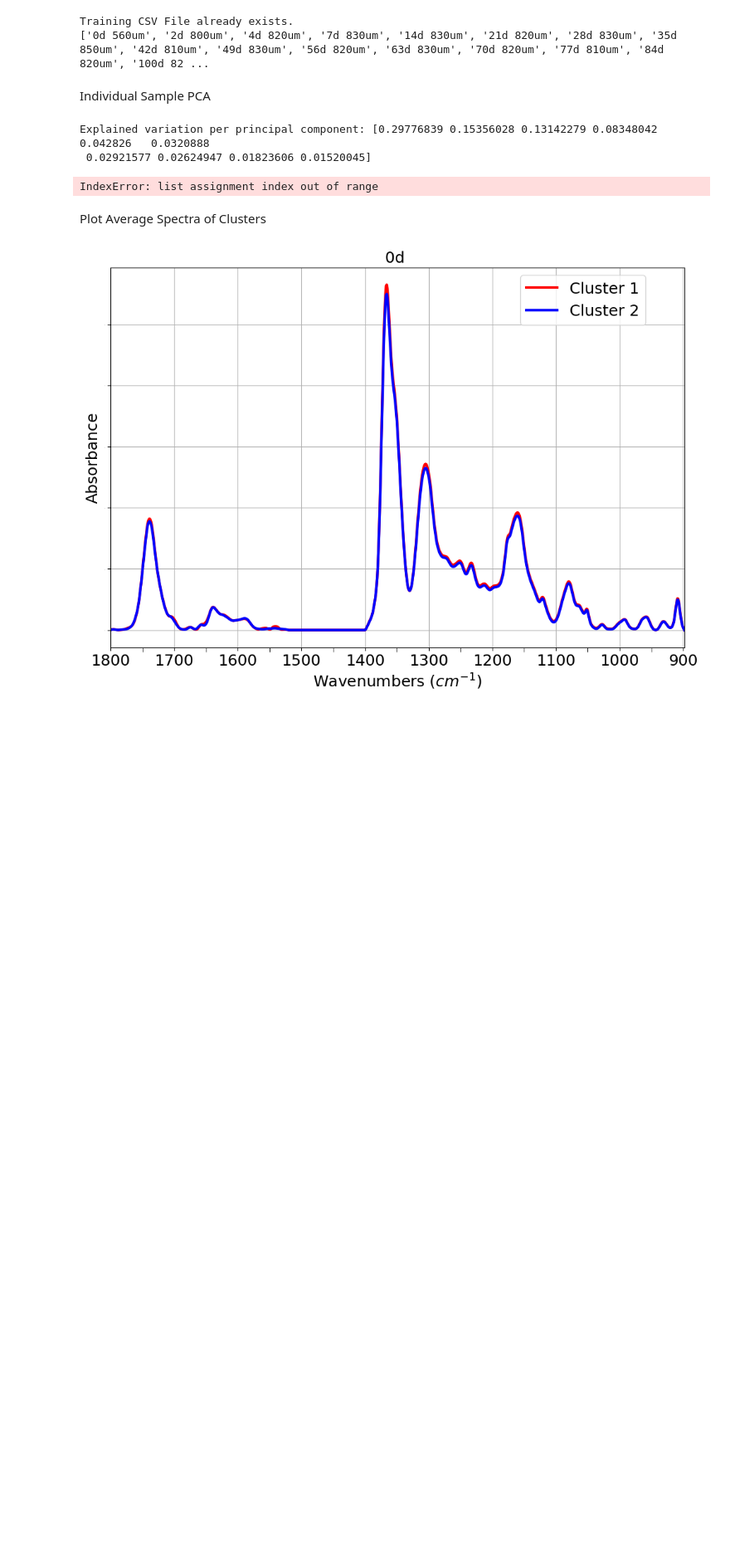
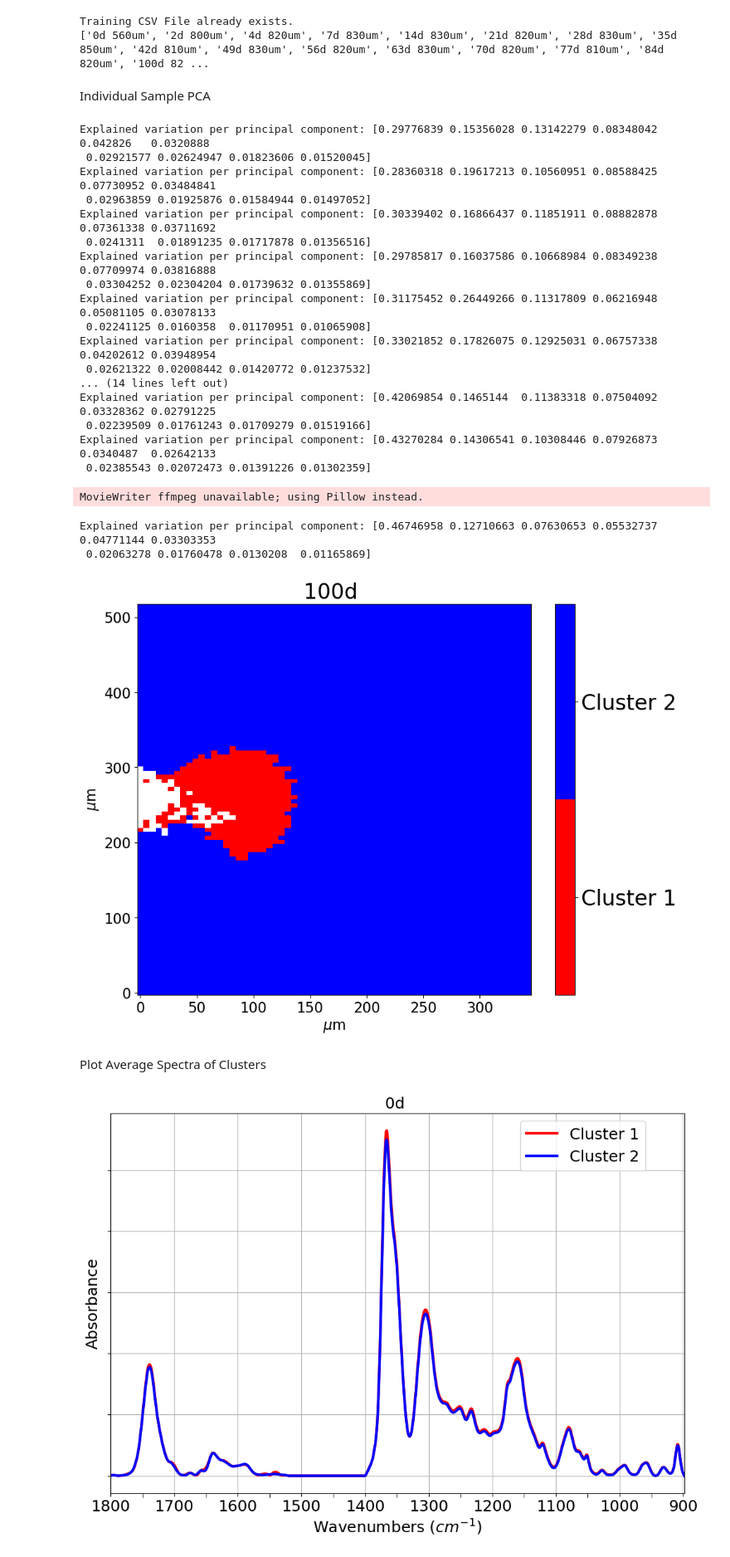
Before and after one commit to Zachery-Evans/DBSCAN_Feature_Extraction, a Jupyter notebook: PCA.ipynb, the cells around one changed output. Shown at 83% size. Saved outputs shown, nothing was run; the diff lists cells and outputs as text; code cells hidden in the pictures; blank space fills up the shorter version.

Commit message:
GIF movies for PCA

```diff
--- a/PCA.ipynb
+++ b/PCA.ipynb
@@ -18,24 +18,16 @@ numlike = compile(r"^-?\d+(\.\d+)?$")
 # %% [markdown]
 Functions
 # %%
-def roundWavenumbers(dataframe):
-    """
-    Function for rounding the wavenumbers so that there is no mismatch between the machine
-    precision of saving the files in Quasar and the wavenumbers output by the FTIR microscope
-    """
-    numlike = compile(r"^-?\d+(\.\d+)?$")
-    numeric_idxs = np.array([c for c in dataframe.columns if numlike.match(str(c).strip())])
-
-    dataframe = dataframe.rename(columns=lambda c: round(float(c), 1) if c in numeric_idxs else c)
-    return dataframe
-
-def IR_PCA(input_data, PCs):
+def IR_PCA(input_data, PCs, normalize):
 
     scaler = StandardScaler()
-    input_data_scaled = scaler.fit_transform(input_data)
+    if normalize == True:
+        input_data = scaler.fit_transform(input_data)
+    else:
+        pass
 
     pca = PCA(n_components = PCs)
-    data_PCs = pca.fit_transform(input_data_scaled)
+    data_PCs = pca.fit_transform(input_data)
     columns_list = ['PC'+ str(x) for x in range(1, PCs+1)]
     PC_df = pd.DataFrame(data = data_PCs,
                                 columns = columns_list)
@@ -192,7 +184,7 @@ for i, key in enumerate(keys):
 
     PC_inputData = training_df[wavenumbers].copy()
 
-    PCA_output = IR_PCA(PC_inputData, PCs)
+    PCA_output = IR_PCA(PC_inputData, PCs, normalize=True)
 
     PC_df = PCA_output[0]
     loadings_df = PCA_output[1]
@@ -209,7 +201,7 @@ for i, key in enumerate(keys):
     training_df["cluster"] = lut[labels]
     dfs[key] = training_df
 
-    Z_list[i] = training_df.pivot(index="map_y", columns="map_x", values="cluster").sort_index(ascending=True).values
+    Z_list.append(training_df.pivot(index="map_y", columns="map_x", values="cluster").sort_index(ascending=True).values)
 
 cmap = mcolors.ListedColormap(['red', 'blue'])
 
@@ -226,40 +218,62 @@ mesh = ax.pcolormesh(
 
 # ONE colorbar only
 cbar = plt.colorbar(mesh, ax=ax)
 
 cbar.set_ticks([0.25, 0.75])
-cbar.set_ticklabels(['Cluster 1', 'Cluster 2'], fontsize=16)
+cbar.set_ticklabels(['Cluster 1', 'Cluster 2'], fontsize=24)
 
-ax.set_xlabel("")
-ax.set_ylabel("")
+ax.tick_params(axis='x', labelsize=16)
+ax.tick_params(axis='y', labelsize=16)
+
+ax.set_xlabel(f'$\mu$m', fontsize=16)
+ax.set_ylabel(f'$\mu$m', fontsize=16)
+
 
 # Optional titles for each frame
 titles = [f"{key[:-5]}" for key in keys]
 
 def animate(frame):
 
     # Update mesh values
     mesh.set_array(Z_list[frame].ravel())
 
     # Update title
-    ax.set_title(titles[frame])
+    ax.set_title(titles[frame], fontsize=24)
 
     return mesh,
 
 ani = FuncAnimation(
     fig,
-    update,
+    animate,
     frames=len(Z_list),
     interval=800,
     blit=False,
     repeat=False
 )
-
+ani.save("./clusters_hyperspectra.gif", writer='pillow')
 plt.show()
 # %% [output]
 Explained variation per principal component: [0.29776839 0.15356028 0.13142279 0.08348042 0.042826   0.0320888
  0.02921577 0.02624947 0.01823606 0.01520045]
+Explained variation per principal component: [0.28360318 0.19617213 0.10560951 0.08588425 0.07730952 0.03484841
+ 0.02963859 0.01925876 0.01584944 0.01497052]
+Explained variation per principal component: [0.30339402 0.16866437 0.11851911 0.08882878 0.07361338 0.03711692
+ 0.0241311  0.01891235 0.01717878 0.01356516]
+Explained variation per principal component: [0.29785817 0.16037586 0.10668984 0.08349238 0.07709974 0.03816888
+ 0.03304252 0.02304204 0.01739632 0.01355869]
+Explained variation per principal component: [0.31175452 0.26449266 0.11317809 0.06216948 0.05081105 0.03078133
+ 0.02241125 0.0160358  0.01170951 0.01065908]
+Explained variation per principal component: [0.33021852 0.17826075 0.12925031 0.06757338 0.04202612 0.03948954
+ 0.02621322 0.02008442 0.01420772 0.01237532]
+... (14 lines left out)
+Explained variation per principal component: [0.42069854 0.1465144  0.11383318 0.07504092 0.03328362 0.02791225
+ 0.02239509 0.01761243 0.01709279 0.01519166]
+Explained variation per principal component: [0.43270284 0.14306541 0.10308446 0.07926873 0.0340487  0.02642133
+ 0.02385543 0.02072473 0.01391226 0.01302359]
-IndexError: list assignment index out of range
+MovieWriter ffmpeg unavailable; using Pillow instead.
+Explained variation per principal component: [0.46746958 0.12710663 0.07630653 0.05532737 0.04771144 0.03303353
+ 0.02063278 0.01760478 0.0130208  0.01165869]
+[figure, added]
 # %% [markdown]
 Plot Average Spectra of Clusters
 # %%
```
Also changed, not shown: parts of 9 cells of this notebook, 4 other files.
